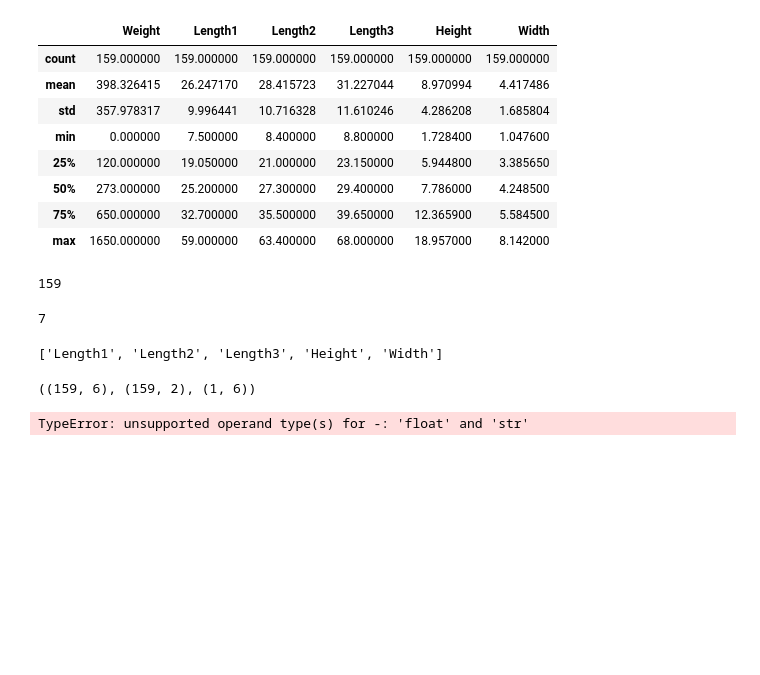
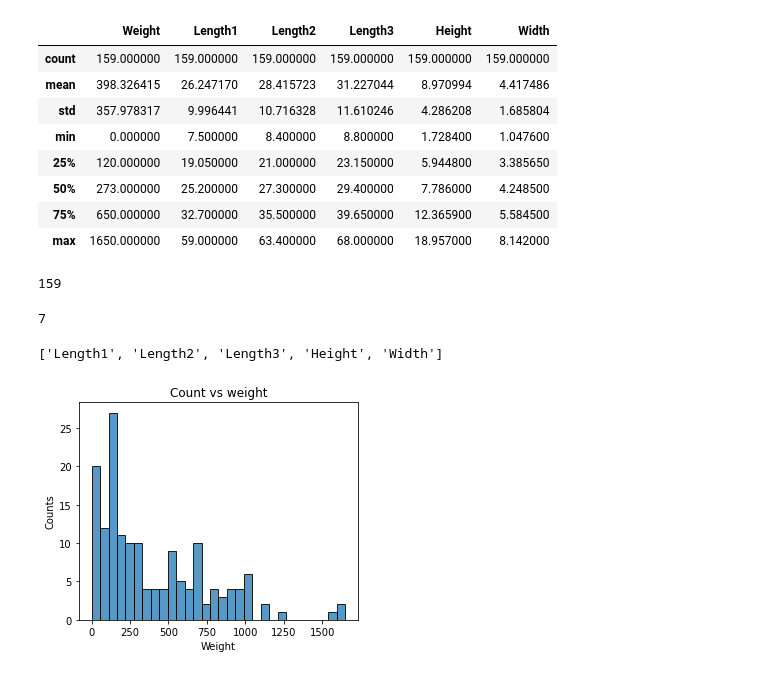
Before and after one commit to PrathamShenwai/ISA_Taskphase_Pratham_Shenwai, a Jupyter notebook: ISA_taskphase_linear_regression_pratham.ipynb, the cells around one changed output. Cells and saved outputs as stored; diff of their text form; code cells hidden in the pictures; blank space fills up the shorter version.

```diff
--- a/ISA_taskphase_linear_regression_pratham.ipynb
+++ b/ISA_taskphase_linear_regression_pratham.ipynb
@@ -59,3 +58,0 @@ len_of_features = len(features)
-# %%
-# Normalize the features
-data.iloc[:, 2:] = (data - data.mean())/data.std()
@@ -68,6 +58,0 @@ theta = np.zeros([1, len_of_features + 1])
-# %%
-#storing the target and displaying the size of matrix
-target = y
-X.shape, y.shape, theta.shape
-# %% [output]
-((159, 6), (159, 2), (1, 6))
@@ -94,6 +59,9 @@ def gradientdescent(X, y, theta, iterations, alpha):
-# %%
-# Do Gradient Descent and display final theta
-final_theta, weight = (gradientdescent(X, y, theta, iterations, alpha))
-final_theta.round(2)
-# %% [output]
-TypeError: unsupported operand type(s) for -: 'float' and 'str'
+# %%
+plt.figure(figsize=(5,4))
+sns.histplot(data['Weight'], bins=30)
+plt.title("Count vs weight")
+plt.ylabel("Counts")
+plt.xlabel("Weight")
+plt.show();
+# %% [output]
+[figure, added]
```
Also changed, not shown: parts of 21 cells of this notebook.
